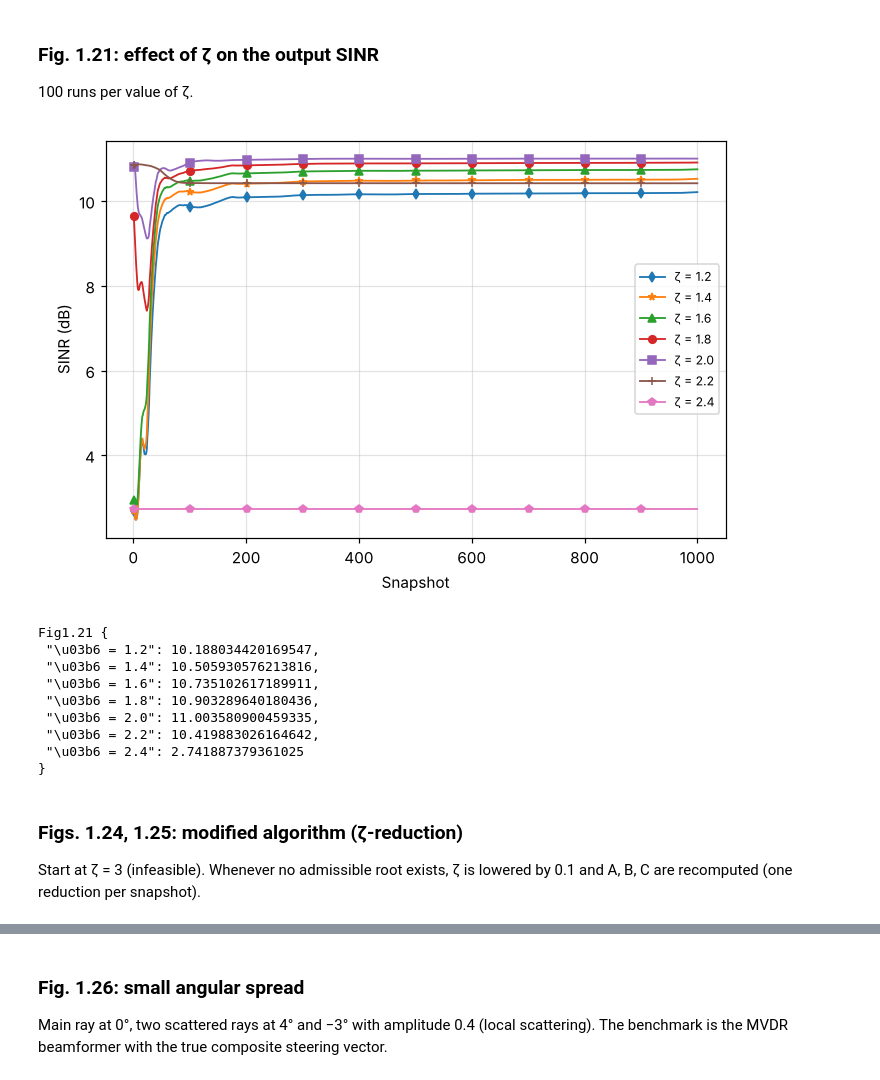
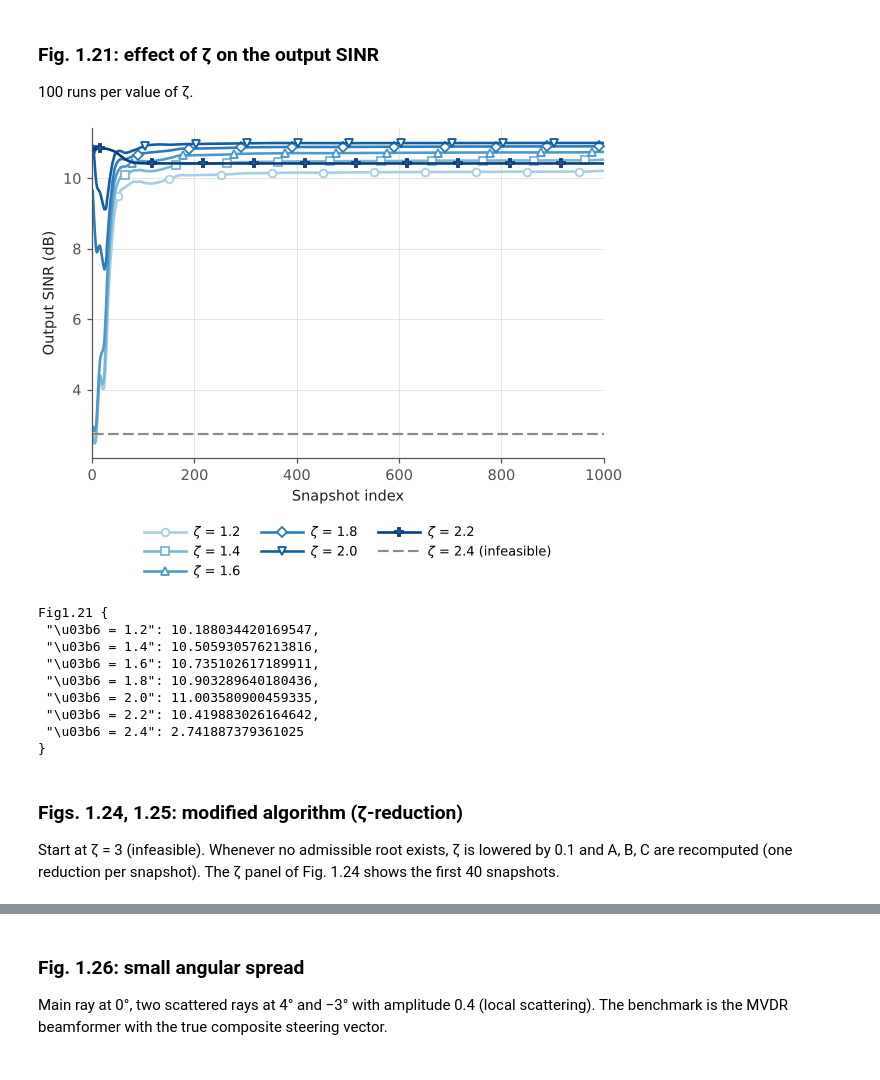
Before and after one commit to ayelnashar/robust-adaptive-beamforming-book, a Jupyter notebook: chapter-01/notebooks/Chapter1_RAB_TAP2006_IET2008.ipynb, the cells around one changed output, grey strips where cells are left out. Cells and saved outputs as stored; diff of their text form; code cells hidden in the pictures.

```diff
--- a/chapter-01/notebooks/Chapter1_RAB_TAP2006_IET2008.ipynb
+++ b/chapter-01/notebooks/Chapter1_RAB_TAP2006_IET2008.ipynb
@@ -467,29 +460,40 @@ Fig1.22 {
 100 runs per value of ζ.
 # %%
 def fig_1_21():
-    """Fig 1.21: effect of zeta"""
+    """Fig 1.21: effect of zeta (sequential colour ramp; the infeasible value in gray)"""
     zs = [1.2, 1.4, 1.6, 1.8, 2.0, 2.2, 2.4]
-    curves, raw = {}, {}
+    raw = {}
     for z in zs:
-        acc, _ = iet_mc(RUNS_IET, base_seed=4000, **dict(BASE_B, zeta=z), methods=['Robust MVDR-WC/Proposed'])
-        raw[f'ζ = {z}'] = acc['Robust MVDR-WC/Proposed']
-        curves[f'ζ = {z}'] = db(msmooth(acc['Robust MVDR-WC/Proposed']))
-    fig, ax = plt.subplots(figsize=(6.4, 4.4))
-    mk = ['d', '*', '^', 'o', 's', '+', 'p']
-    for j, (lab, y) in enumerate(curves.items()):
-        ax.plot(np.arange(1, len(y) + 1), y, lw=1.2, marker=mk[j], markevery=100, ms=5, label=lab)
-    ax.set_xlabel('Snapshot'); ax.set_ylabel('SINR (dB)'); ax.grid(True, alpha=0.35); ax.legend(fontsize=8)
+        acc, _ = cached(f'Fig1_21_zeta{z}', iet_mc, RUNS_IET, base_seed=4000, **dict(BASE_B, zeta=z), methods=[WCA])
+        raw[z] = acc[WCA]
+    fig, ax = plt.subplots(figsize=FIGSIZE)
+    feas = [z for z in zs if z < np.sqrt(M)]
+    cmap = plt.get_cmap('Blues')
+    mk = ['o', 's', '^', 'D', 'v', 'P']
+    for j, z in enumerate(feas):
+        y = db(msmooth(raw[z]))
+        ax.plot(np.arange(1, len(y) + 1), y, color=cmap(0.35 + 0.6 * j / max(len(feas) - 1, 1)), lw=1.7,
+                marker=mk[j % len(mk)], markevery=((50 + 13 * j) % 100, 100), ms=5, mfc='white', mew=1.2,
+                label=fr'$\zeta$ = {z}')
+    for z in zs:
+        if z >= np.sqrt(M):
+            y = db(msmooth(raw[z]))
+            ax.plot(np.arange(1, len(y) + 1), y, color=NEUTRAL, lw=1.4, ls=(0, (5, 2)),
+                    label=fr'$\zeta$ = {z} (infeasible)')
+    ax.set_xlabel('Snapshot index'); ax.set_ylabel('Output SINR (dB)')
+    ax.set_xlim(0, len(raw[zs[0]]))
+    legend_below(ax, len(zs) + 1)
     save(fig, 'Fig1_21_WC_effect_of_zeta')
-    RESULTS['Fig1.21'] = {lab: ss(y) for lab, y in raw.items()}
+    RESULTS['Fig1.21'] = {f'ζ = {z}': ss(raw[z]) for z in zs}
 
 
 fig_1_21()
 import json
 for _k in ['Fig1.21']:
     if _k in RESULTS:
         print(_k, json.dumps(RESULTS[_k], indent=1, default=str))
 # %% [output]
-[figure, old version]
+[figure, new version]
 Fig1.21 {
  "\u03b6 = 1.2": 10.188034420169547,
  "\u03b6 = 1.4": 10.505930576213816,
@@ -502,7 +506,7 @@ Fig1.21 {
 # %% [markdown]
 ### Figs. 1.24, 1.25: modified algorithm (ζ-reduction)
 
-Start at ζ = 3 (infeasible). Whenever no admissible root exists, ζ is lowered by 0.1 and A, B, C are recomputed (one reduction per snapshot).
+Start at ζ = 3 (infeasible). Whenever no admissible root exists, ζ is lowered by 0.1 and A, B, C are recomputed (one reduction per snapshot). The ζ panel of Fig. 1.24 shows the first 40 snapshots.
 # %%
 def fig_1_24_25():
     """Figs 1.24, 1.25: modified algorithm starting at zeta = 3"""
```
Also changed, not shown: parts of 17 cells of this notebook, 57 other files.
